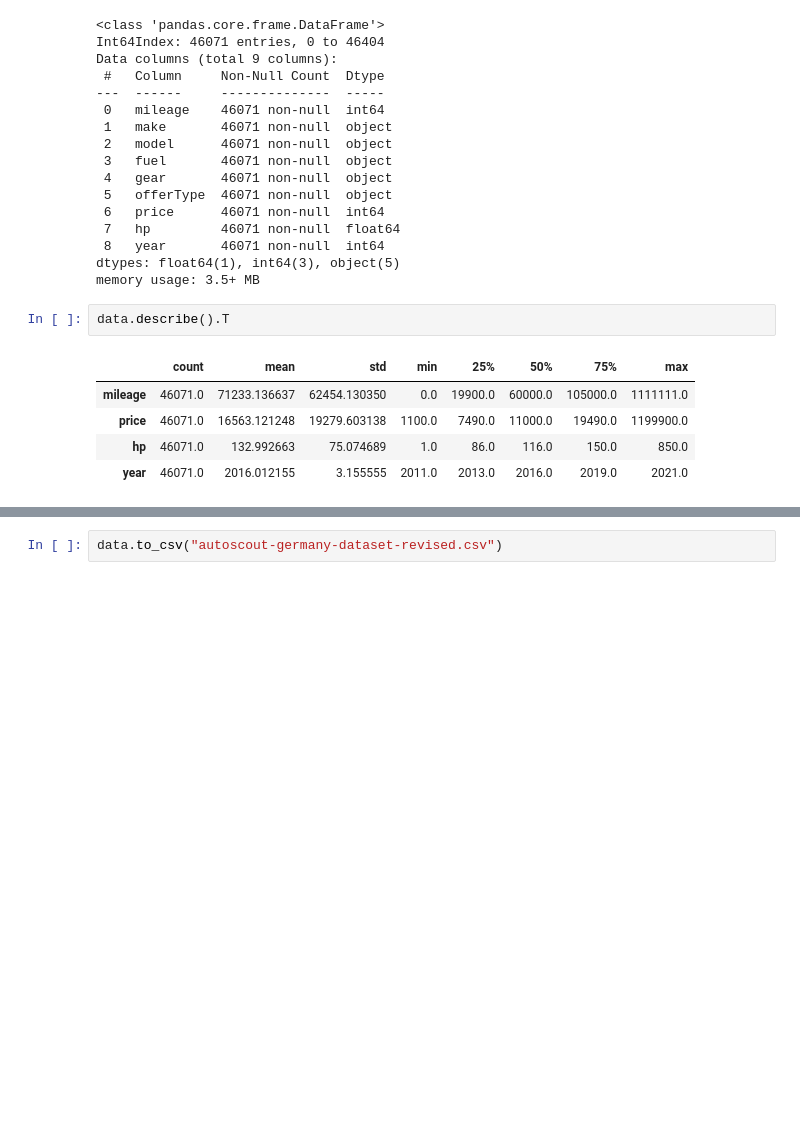
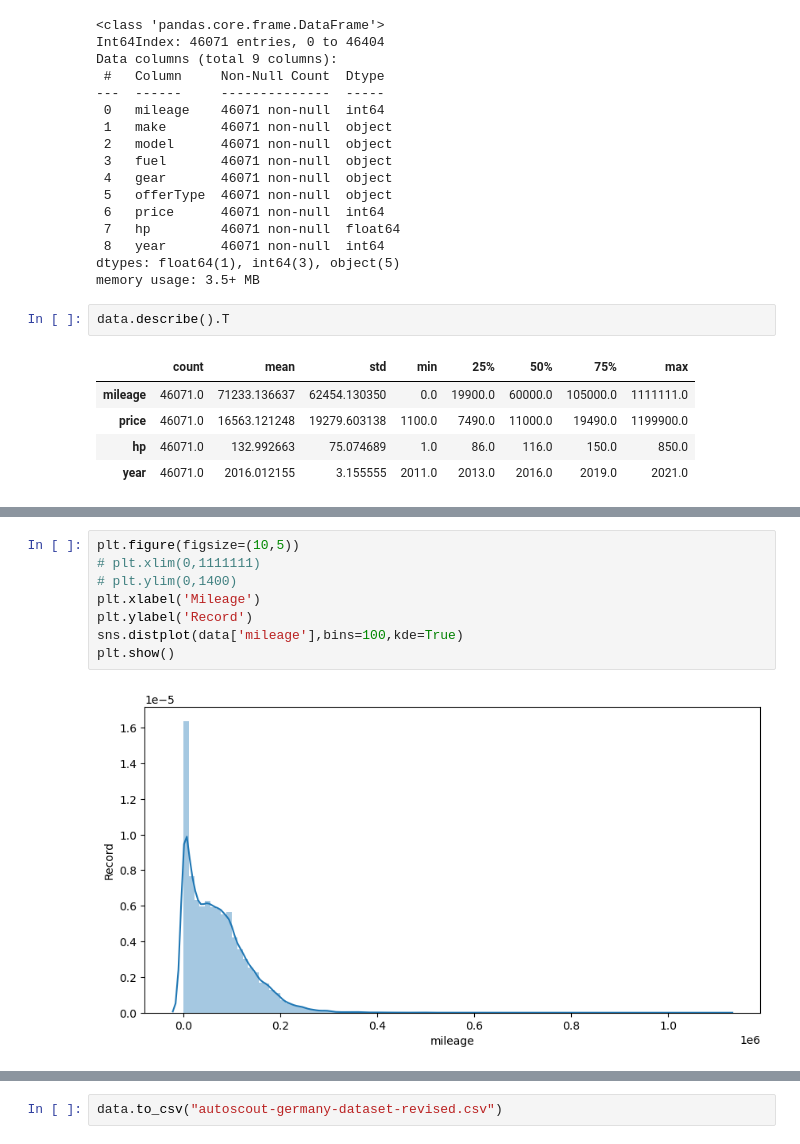
Before and after one commit to harrizazham98/DataScienceProj, a Jupyter notebook: 005_CarPurchase/eda.ipynb, the cells around one changed output, grey strips where cells are left out. Drawn from its saved outputs; the diff is of its cells as text; blank space fills up the shorter version.

```diff
--- a/005_CarPurchase/eda.ipynb
+++ b/005_CarPurchase/eda.ipynb
@@ -78,0 +108,10 @@ data.describe().T
+# %%
+plt.figure(figsize=(10,5))
+# plt.xlim(0,1111111)
+# plt.ylim(0,1400)
+plt.xlabel('Mileage')
+plt.ylabel('Record')
+sns.distplot(data['mileage'],bins=100,kde=True)
+plt.show()
+# %% [output]
+[figure, added]
```
Also changed, not shown: parts of 63 cells of this notebook, 1 other file.
